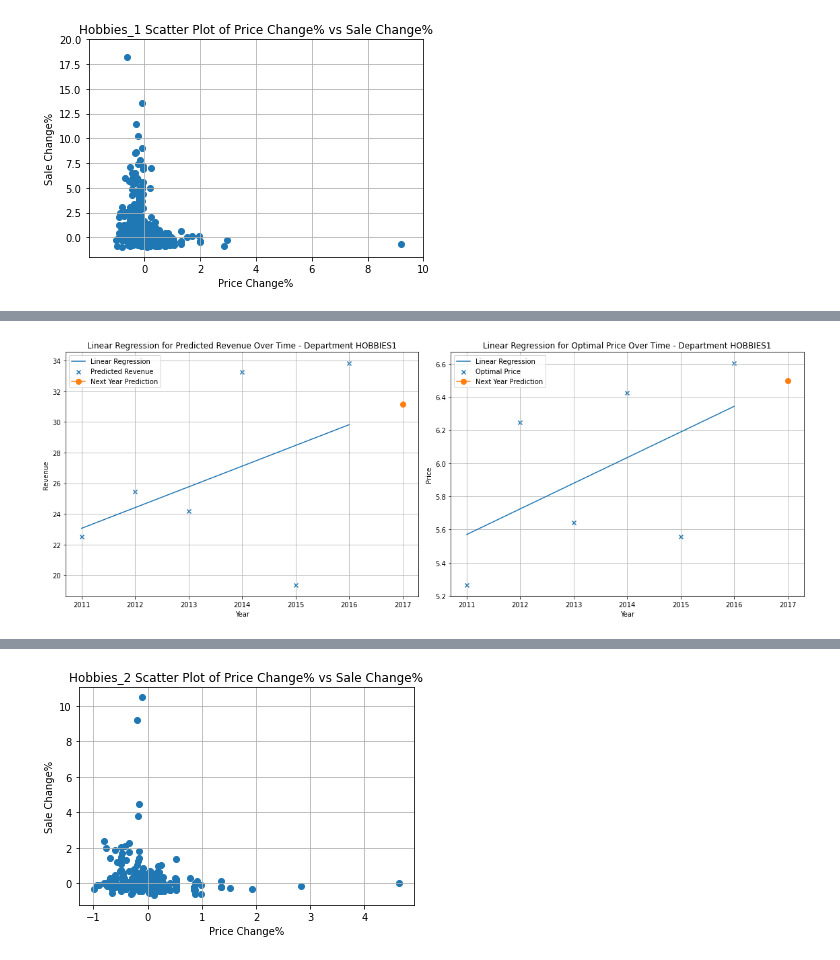
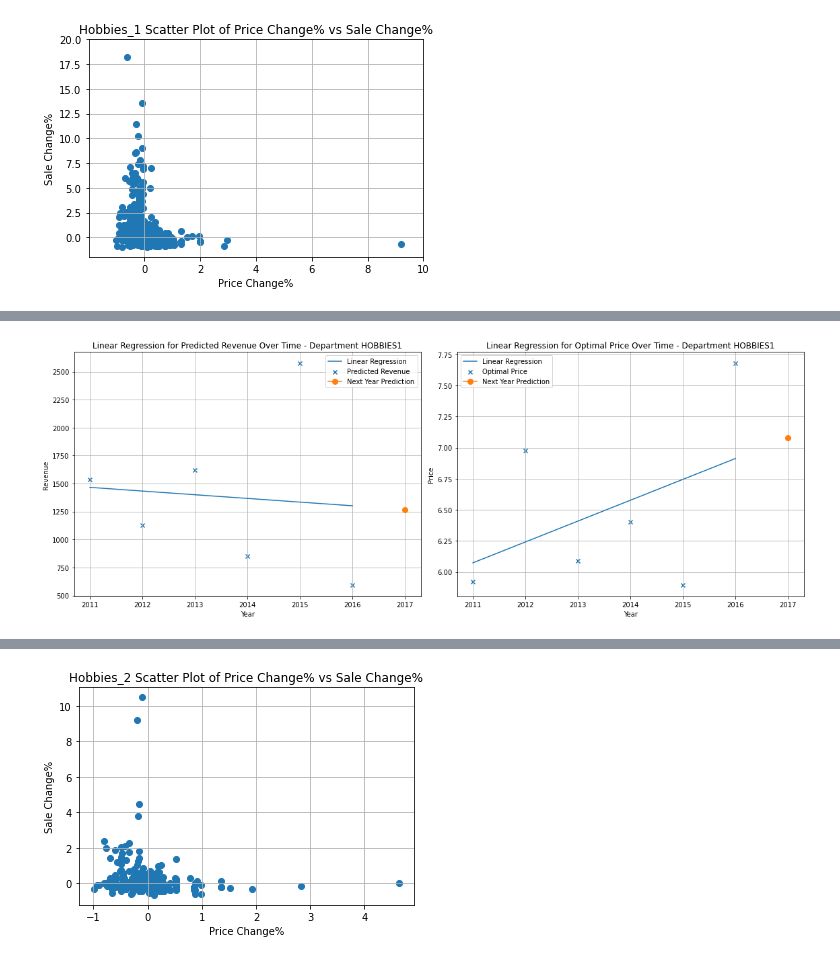
Before and after one commit to janiceivana/DS05_P5, a Jupyter notebook: New Data Analysis copy.ipynb, the cells around one changed output, grey strips where cells are left out. Saved outputs shown, nothing was run; the diff lists cells and outputs as text; code cells hidden in the pictures.

Commit message:
Update New Data Analysis copy.ipynb
attempt on fixing for hobbies 1 modelling and price optimization

```diff
--- a/New Data Analysis copy.ipynb
+++ b/New Data Analysis copy.ipynb
@@ -472,0 +520,17 @@ h1_df
+# %%
+# Calculate optimal price for every row
+delta_p = 0.01  # Small change in price
+
+def calculate_optimal_price(row):
+    # Calculate revenue for each price point
+    prices = [row['price'] - 0.1, row['price'] - 0.05, row['price'], row['price'] + 0.05, row['price'] + 0.1]  # Price points to consider
+    revenues = [(price * row['quantity_sold'] * (1 - row['elasticity'] * delta_p)) for price in prices]
+
+    # Find the price that maximizes revenue
+    optimal_price = prices[revenues.index(max(revenues))]
+    return optimal_price
+
+# Apply the function to each row
+h1_df['optimal_price'] = h1_df.apply(calculate_optimal_price, axis=1)
+
+print(h1_df[['item_id', 'dept_id', 'cat_id', 'state_id', 'price', 'optimal_price']])
@@ -472,0 +552,8 @@ h1_df
+# %%
+# Assuming 'optimal_price' and 'price' columns exist in your DataFrame
+
+# Calculate quantity sold at the optimal price
+h1_df['quantity_sold_optimal'] = h1_df['quantity_sold'] * (1 - h1_df['elasticity'] * delta_p)
+
+# Calculate revenue at the optimal price
+h1_df['revenue_optimal'] = h1_df['optimal_price'] * h1_df['quantity_sold_optimal']
@@ -548,6 +612,0 @@ plt.show()
-# %%
-h1_df["revenue"] = h1_df["price"]*h1_df["sale_perday"]
-h1_df["LB_price"] = h1_df["price"] - (0.5*h1_df["price"])
-h1_df["UB_price"] = h1_df["price"] + (0.5*h1_df["price"])
-h1_df["elasticity"] = -abs(h1_df["elasticity"])
-h1_df
@@ -579,8 +612,0 @@ def objective(opti_price, row):
-# %%
-for index, row in h1_df.iterrows():
-    # Perform optimization for the current row
-    result = minimize(objective, x0=row["price"], args=(row,), bounds=[(row["LB_price"],row["UB_price"])])
-    # Update DataFrame with optimized price and revenue
-    h1_df.at[index, "opti_price"] = result.x
-    h1_df.at[index, "optimized_units"] = row["sale_perday"] + (row["sale_perday"]*((result.x/row["price"]) - 1)*(row["elasticity"]))
-    h1_df.at[index, "optimized_revenue"] = h1_df.at[index, "optimized_units"] * result.x
@@ -622,8 +613,8 @@ plt.show()
 # %%
 from scipy.stats import linregress
 
-yearly_predicted_revenue = h1_df.groupby('year')['optimized_revenue'].mean()
-yearly_optimal_price = h1_df.groupby('year')['opti_price'].mean()
+yearly_predicted_revenue = h1_df.groupby('year')['revenue_optimal'].mean()
+yearly_optimal_price = h1_df.groupby('year')['optimal_price'].mean()
 
 slope_revenue, intercept_revenue, _, _, _ = linregress(yearly_predicted_revenue.index, yearly_predicted_revenue)
 line_revenue = slope_revenue * yearly_predicted_revenue.index + intercept_revenue
@@ -634,34 +625,34 @@ line_price = slope_price * yearly_optimal_price.index + intercept_price
 
 next_year = max(yearly_predicted_revenue.index) + 1
 future_revenue_prediction = slope_revenue * next_year + intercept_revenue
 future_price_prediction = slope_price * next_year + intercept_price
 
 plt.figure(figsize=(16, 6))
 
 # Plot linear regression for predicted revenue
 plt.subplot(1, 2, 1)
 plt.plot(yearly_predicted_revenue.index, line_revenue, label='Linear Regression')
 plt.scatter(yearly_predicted_revenue.index, yearly_predicted_revenue, marker='x', label='Predicted Revenue')
 plt.plot([next_year], [future_revenue_prediction], marker='o', markersize=8, label='Next Year Prediction')
 plt.xlabel('Year')
 plt.ylabel('Revenue')
 plt.title(f'Linear Regression for Predicted Revenue Over Time - Department HOBBIES1')
 plt.legend()
 plt.grid(True)
 
 plt.subplot(1, 2, 2)
 plt.plot(yearly_optimal_price.index, line_price, label='Linear Regression')
 plt.scatter(yearly_optimal_price.index, yearly_optimal_price, marker='x', label='Optimal Price')
 plt.plot([next_year], [future_price_prediction], marker='o', markersize=8, label='Next Year Prediction')
 plt.xlabel('Year')
 plt.ylabel('Price')
 plt.title(f'Linear Regression for Optimal Price Over Time - Department HOBBIES1')
 plt.legend()
 plt.grid(True)
 
 plt.tight_layout()
 # %% [output]
-[figure, old version]
+[figure, new version]
 # %%
 hobbies_2=my_data[my_data['dept_id']=="HOBBIES_2"]
 hobbies_2 = hobbies_2.drop(hobbies_2[hobbies_2['unit_sale'] == 0].index)
```
Also changed, not shown: parts of 47 cells of this notebook.
